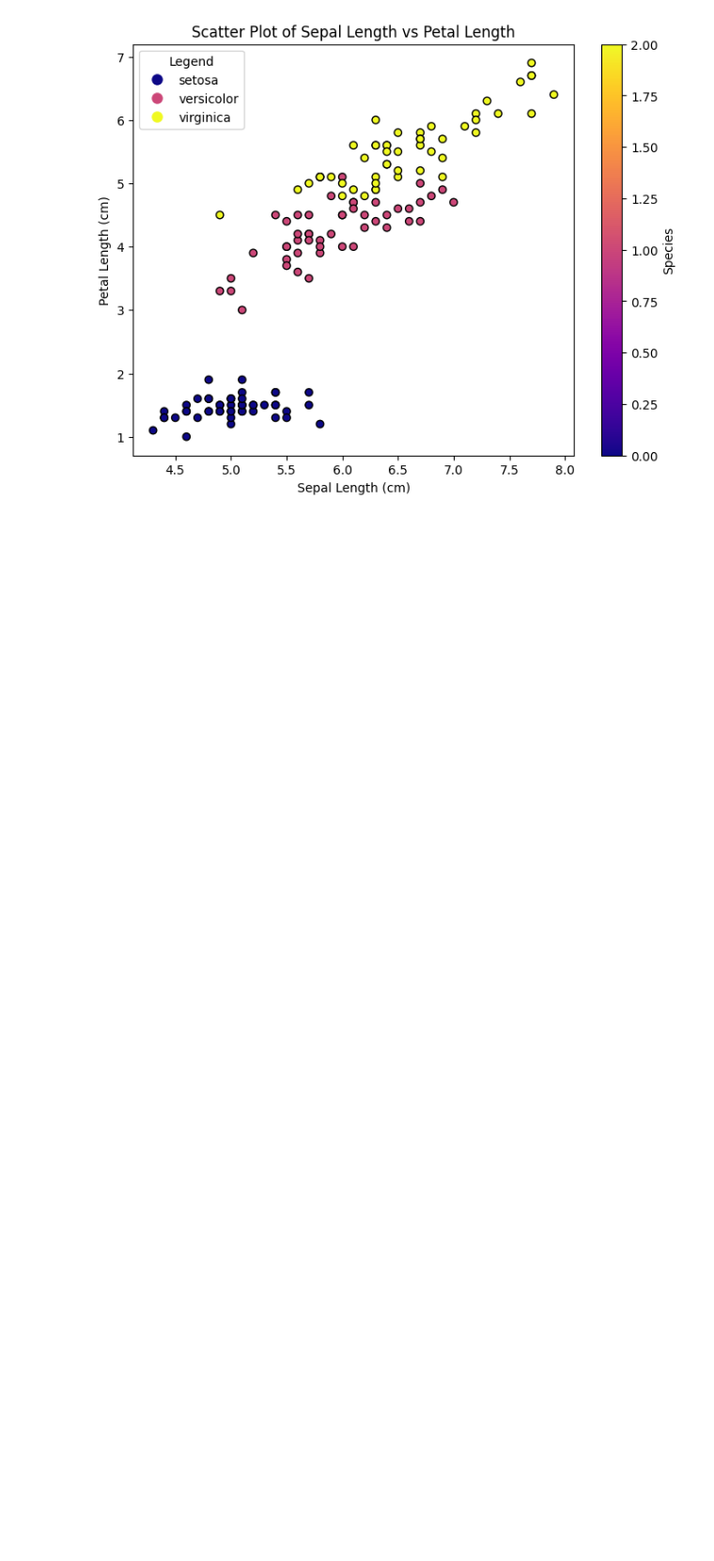
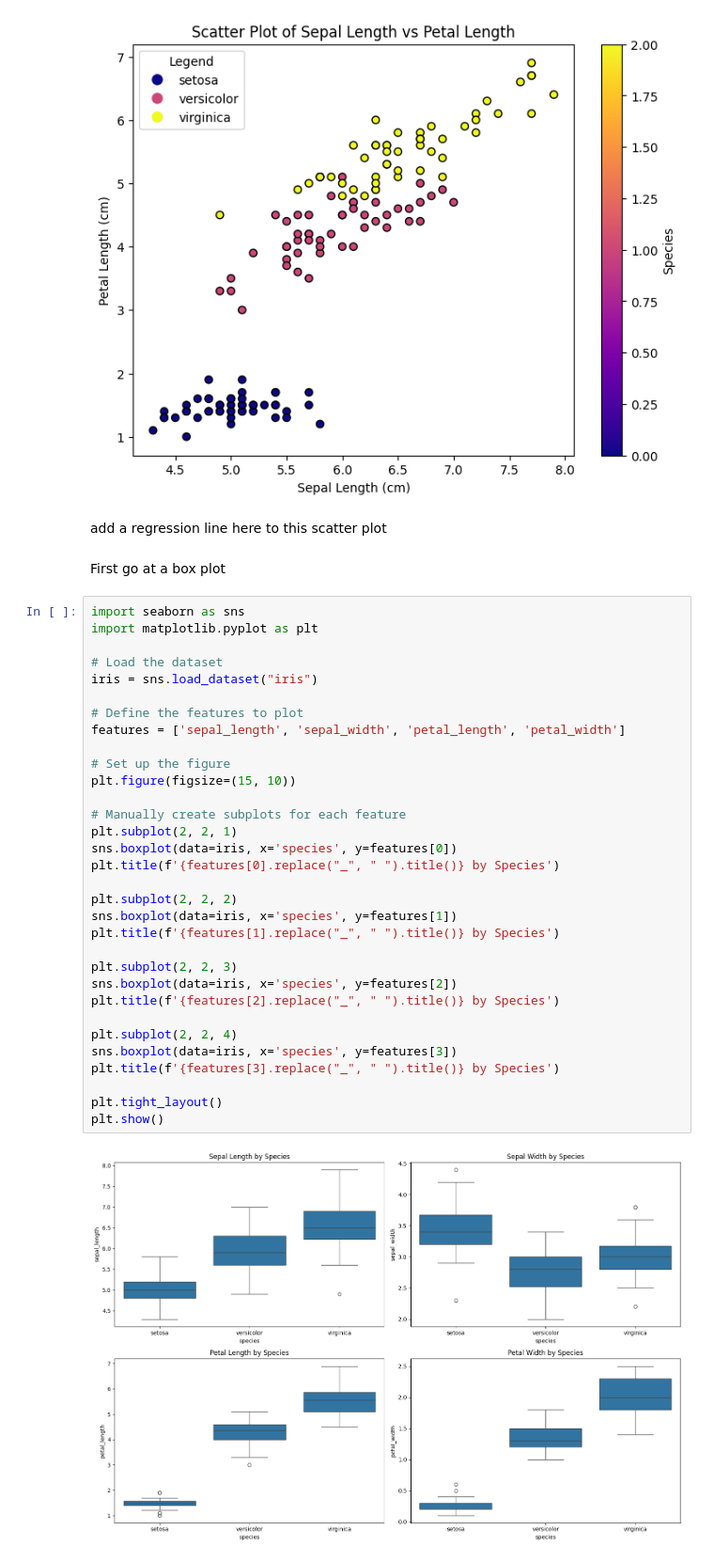
Before and after one commit to LDonn32/pands-project, a Jupyter notebook: analysis.ipynb, the cells around one changed output. Shown: that part at 94% size. Saved outputs shown, nothing was run; the diff lists cells and outputs as text; blank space fills up the shorter version.

Commit message:
box plot added for additional anaylis section

```diff
--- a/analysis.ipynb
+++ b/analysis.ipynb
@@ -336,3 +336,41 @@ plt.colorbar(label='Species')
 plt.show()
 # %% [output]
 [figure]
+# %% [markdown]
+add a regression line here to this scatter plot
+# %% [markdown]
+First go at a box plot
+# %%
+import seaborn as sns
+import matplotlib.pyplot as plt
+
+# Load the dataset
+iris = sns.load_dataset("iris")
+
+# Define the features to plot
+features = ['sepal_length', 'sepal_width', 'petal_length', 'petal_width']
+
+# Set up the figure
+plt.figure(figsize=(15, 10))
+
+# Manually create subplots for each feature
+plt.subplot(2, 2, 1)
+sns.boxplot(data=iris, x='species', y=features[0])
+plt.title(f'{features[0].replace("_", " ").title()} by Species')
+
+plt.subplot(2, 2, 2)
+sns.boxplot(data=iris, x='species', y=features[1])
+plt.title(f'{features[1].replace("_", " ").title()} by Species')
+
+plt.subplot(2, 2, 3)
+sns.boxplot(data=iris, x='species', y=features[2])
+plt.title(f'{features[2].replace("_", " ").title()} by Species')
+
+plt.subplot(2, 2, 4)
+sns.boxplot(data=iris, x='species', y=features[3])
+plt.title(f'{features[3].replace("_", " ").title()} by Species')
+
+plt.tight_layout()
+plt.show()
+# %% [output]
+[figure, added]
```
